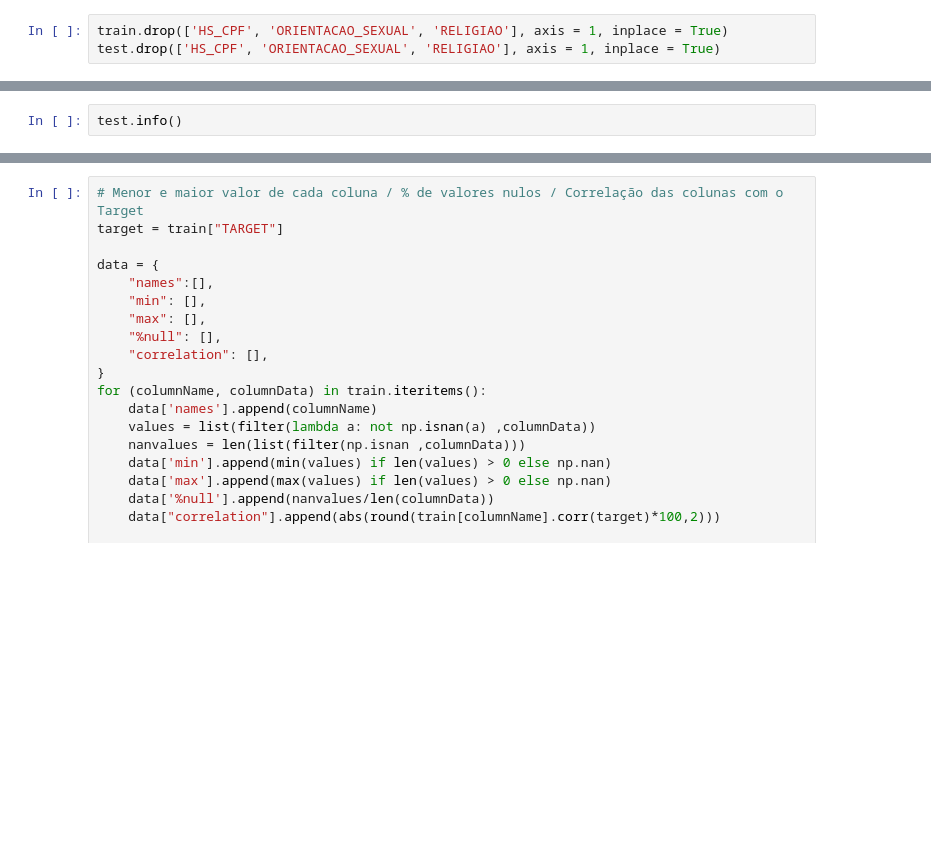
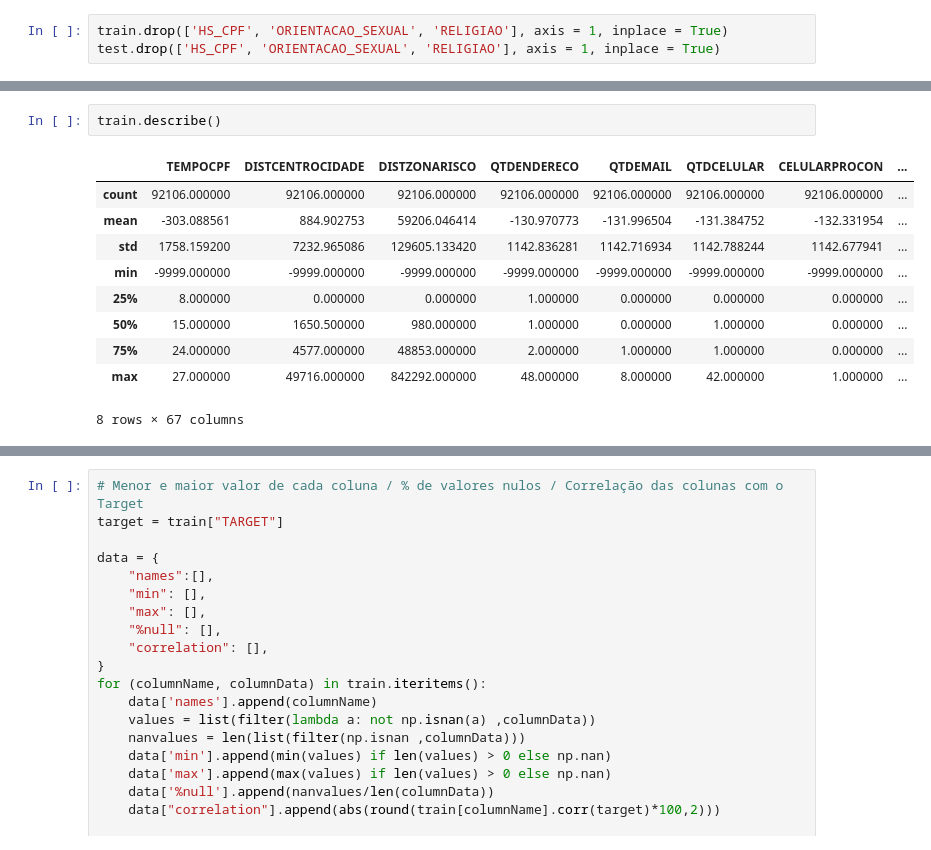
Before and after one commit to AlexCohenDambros/Credit-Analysis, a Jupyter notebook: CreditAnalysis.ipynb, the cells around one changed output, grey strips where cells are left out. Cells and saved outputs as stored; diff of their text form; blank space fills up the shorter version.

```diff
--- a/CreditAnalysis.ipynb
+++ b/CreditAnalysis.ipynb
@@ -20,4 +40,15 @@ train.info()
-# %%
-test.info()
+# %%
+train.describe()
+# %% [output]
+|  | TEMPOCPF | DISTCENTROCIDADE | DISTZONARISCO | QTDENDERECO | QTDEMAIL | QTDCELULAR | CELULARPROCON | ... |
+| count | 92106.000000 | 92106.000000 | 92106.000000 | 92106.000000 | 92106.000000 | 92106.000000 | 92106.000000 | ... |
+| mean | -303.088561 | 884.902753 | 59206.046414 | -130.970773 | -131.996504 | -131.384752 | -132.331954 | ... |
+| std | 1758.159200 | 7232.965086 | 129605.133420 | 1142.836281 | 1142.716934 | 1142.788244 | 1142.677941 | ... |
+| min | -9999.000000 | -9999.000000 | -9999.000000 | -9999.000000 | -9999.000000 | -9999.000000 | -9999.000000 | ... |
+| 25% | 8.000000 | 0.000000 | 0.000000 | 1.000000 | 0.000000 | 0.000000 | 0.000000 | ... |
+| 50% | 15.000000 | 1650.500000 | 980.000000 | 1.000000 | 0.000000 | 1.000000 | 0.000000 | ... |
+| 75% | 24.000000 | 4577.000000 | 48853.000000 | 2.000000 | 1.000000 | 1.000000 | 0.000000 | ... |
+| max | 27.000000 | 49716.000000 | 842292.000000 | 48.000000 | 8.000000 | 42.000000 | 1.000000 | ... |
+8 rows × 67 columns
 # %%
 train.head(5)
```
Also changed, not shown: parts of 8 cells of this notebook, 2 other files.
